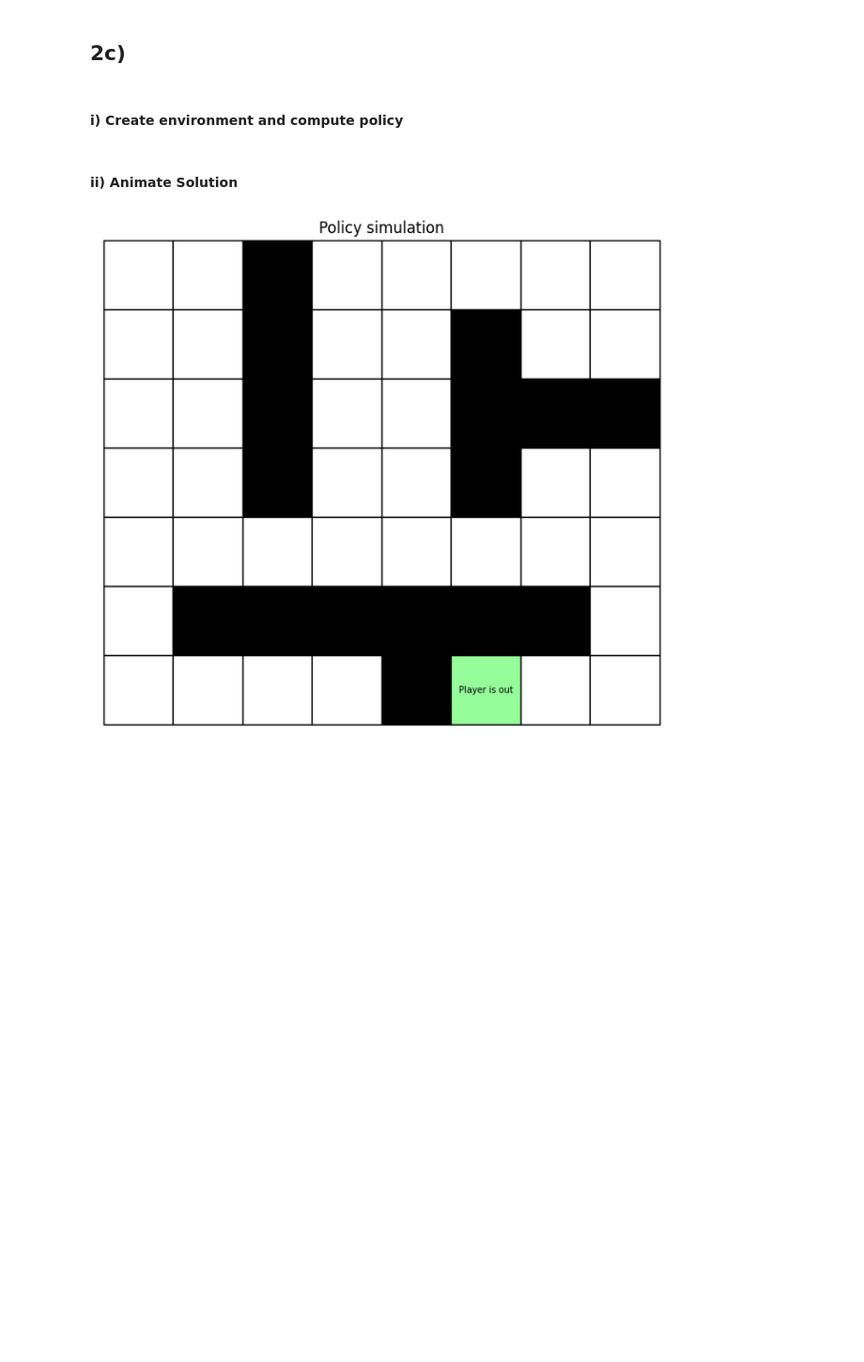
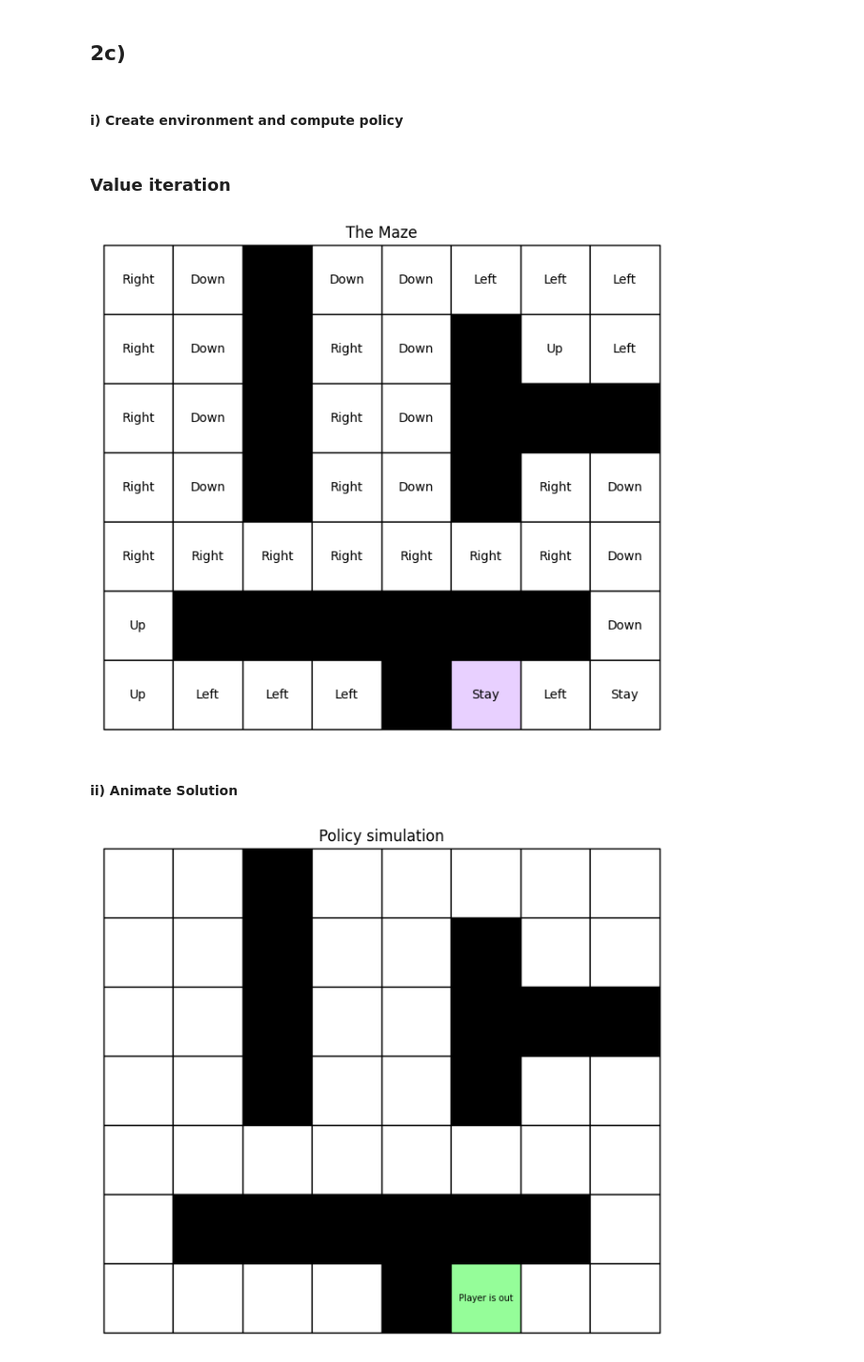
Before and after one commit to MoellerO/EL2805_RL, a Jupyter notebook: lab1_v2/lab1.ipynb, the cells around one changed output. Shown: that part at 94% size. Cells and saved outputs as stored; diff of their text form; code cells hidden in the pictures; blank space fills up the shorter version.

Commit message:
implemented value iteration

```diff
--- a/lab1_v2/lab1.ipynb
+++ b/lab1_v2/lab1.ipynb
@@ -33,6 +33,21 @@ env = mz.Maze(maze, T, minotaur_stay=False)
 
 # Solves the shortest path problem using dynamic programming
 V, policy = mz.dynamic_programming(env, T)
+# %% [markdown]
+### Value iteration
+# %%
+# Horizon
+T = 20
+
+# Create an environment maze
+env = mz.Maze(maze, T, minotaur_stay=True)
+# only test
+V, policy = mz.value_iteration(env,gamma=0.95, epsilon=0.0001)
+# %%
+minotaur_pos = (6, 5)
+env.draw_path(policy, 1, minotaur_pos, ValIter=True)
+# %% [output]
+[figure, added]
 # %% [markdown]
 #### ii) Animate Solution
 # %%
```
Also changed, not shown: parts of 1 cell of this notebook, 2 other files.
